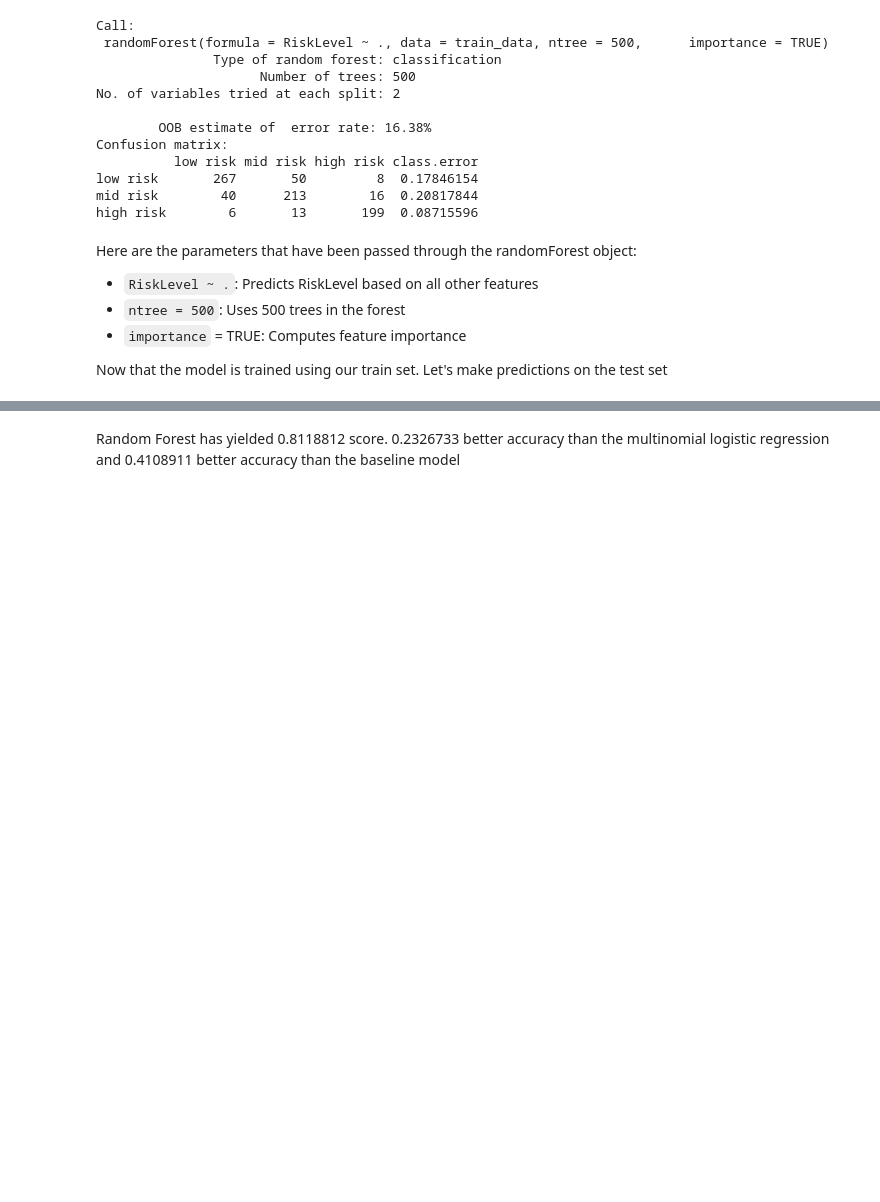
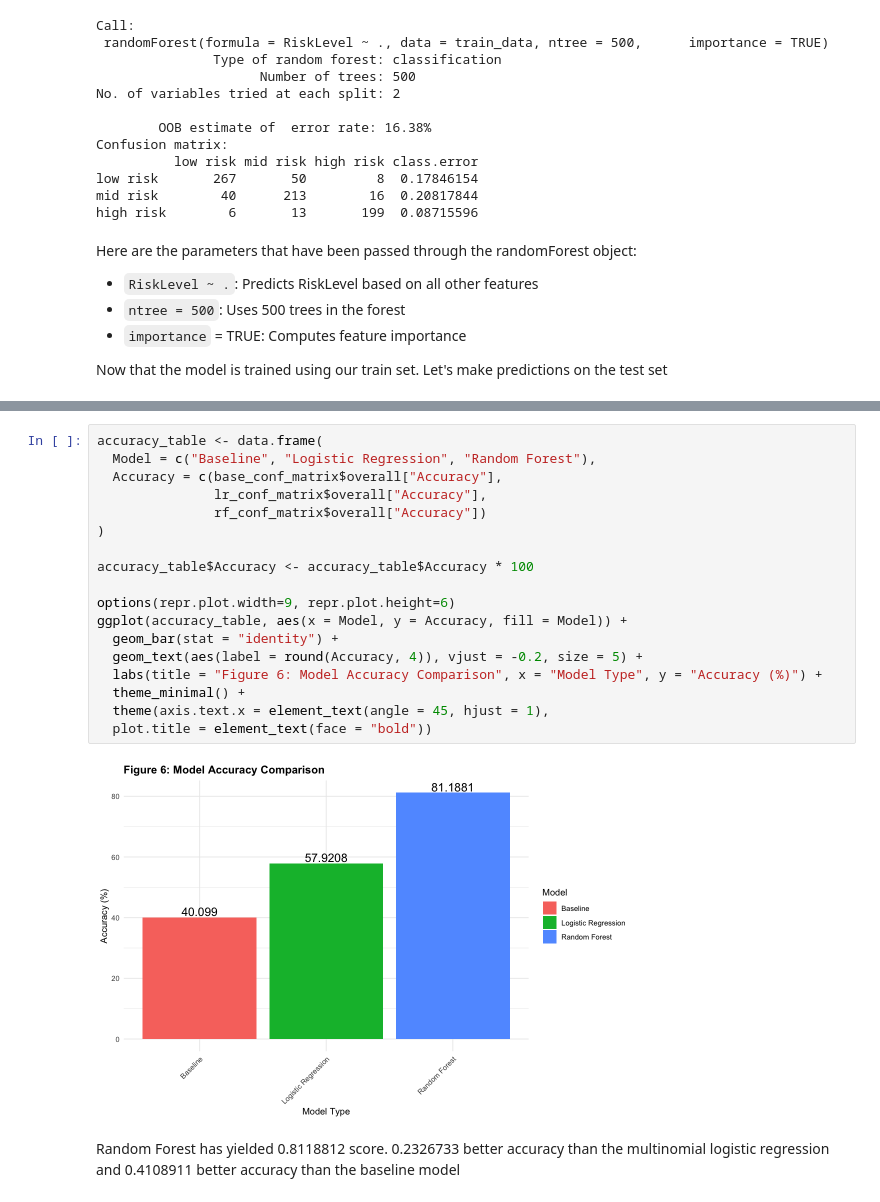
Before and after one commit to DSCI-310-2025/dsci-310-group-03, a Jupyter notebook: data_analysis.ipynb, the cells around one changed output, grey strips where cells are left out. Saved outputs shown, nothing was run; the diff lists cells and outputs as text; blank space fills up the shorter version.

```diff
--- a/data_analysis.ipynb
+++ b/data_analysis.ipynb
@@ -436,3 +531,23 @@ print(paste("Accuracy:", round(accuracy, 7)))
+# %%
+accuracy_table <- data.frame(
+  Model = c("Baseline", "Logistic Regression", "Random Forest"),
+  Accuracy = c(base_conf_matrix$overall["Accuracy"],
+               lr_conf_matrix$overall["Accuracy"],
+               rf_conf_matrix$overall["Accuracy"])
+)
+
+accuracy_table$Accuracy <- accuracy_table$Accuracy * 100
+
+options(repr.plot.width=9, repr.plot.height=6)
+ggplot(accuracy_table, aes(x = Model, y = Accuracy, fill = Model)) +
+  geom_bar(stat = "identity") +
+  geom_text(aes(label = round(Accuracy, 4)), vjust = -0.2, size = 5) +
+  labs(title = "Figure 6: Model Accuracy Comparison", x = "Model Type", y = "Accuracy (%)") +
+  theme_minimal() +
+  theme(axis.text.x = element_text(angle = 45, hjust = 1),
+  plot.title = element_text(face = "bold"))
+# %% [output]
+[figure, added]
 # %% [markdown]
 Random Forest has yielded 0.8118812 score. 0.2326733 better accuracy than the multinomial logistic regression and 0.4108911 better accuracy than the baseline model
 # %% [markdown]
```
Also changed, not shown: parts of 37 cells of this notebook, 2 other files.
